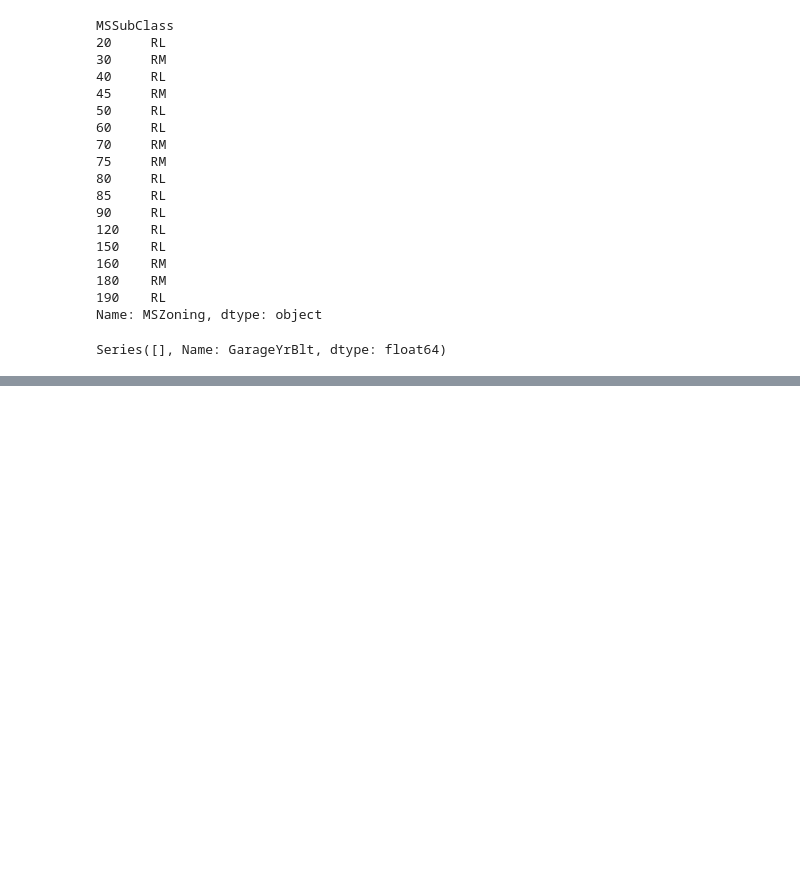
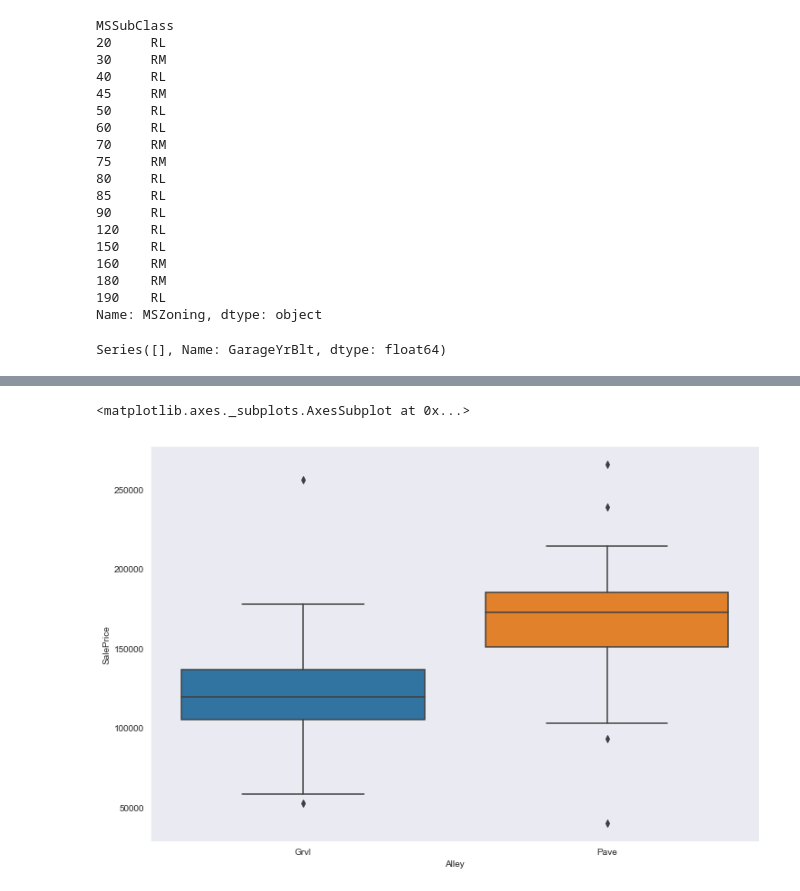
Before and after one commit to chazzy1/nycdsaML, a Jupyter notebook: choi/EDA.ipynb, the cells around one changed output, grey strips where cells are left out. Drawn from its saved outputs; the diff is of its cells as text; code cells hidden in the pictures; blank space fills up the shorter version.

```diff
--- a/choi/EDA.ipynb
+++ b/choi/EDA.ipynb
@@ -486,0 +503,10 @@ Series([], Name: GarageYrBlt, dtype: float64)
+# %%
+sns.boxplot(train['Alley'], train['SalePrice'])
+train['Alley'].fillna('None')
+# train[['Alley','SalePrice']][train['Alley'] == 'NA']
+# train['Alley'].describe()
+# train['Alley'].mode()[0]
+# train['Alley']
+# %% [output]
+<matplotlib.axes._subplots.AxesSubplot at 0x...>
+[figure, added]
```
Also changed, not shown: parts of 5 cells of this notebook, 10 other files.
